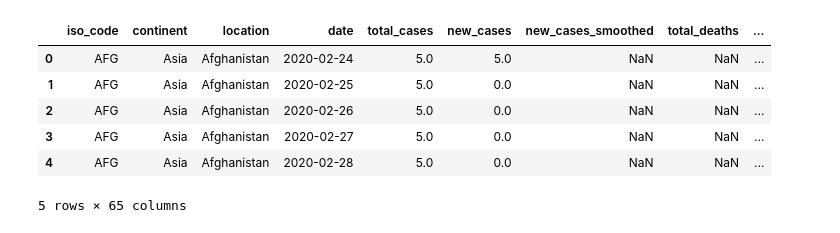
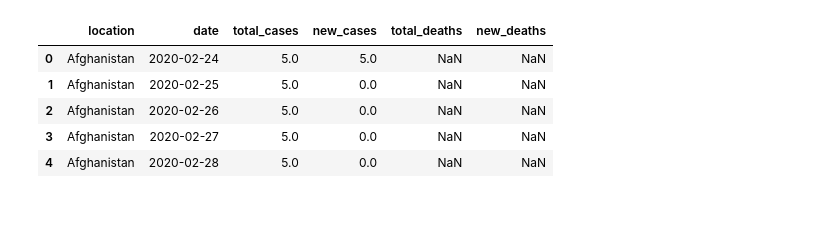
Before and after one commit to aricbosser/COVID-DATA-PROJECT, a Jupyter notebook: covid-analysis.ipynb, the cells around one changed output. Drawn from its saved outputs; the diff is of its cells as text; code cells hidden in the pictures.

```diff
--- a/covid-analysis.ipynb
+++ b/covid-analysis.ipynb
@@ -4,12 +4,13 @@ import numpy as np
 import matplotlib.pyplot as plt
 # %%
 covid = pd.read_excel("owid-covid-data.xlsx")
+
+covid = covid[['location','date','total_cases','new_cases','total_deaths','new_deaths']]
 covid.head()
 # %% [output]
-|  | iso_code | continent | location | date | total_cases | new_cases | new_cases_smoothed | total_deaths | ... |
-| 0 | AFG | Asia | Afghanistan | 2020-02-24 | 5.0 | 5.0 | NaN | NaN | ... |
-| 1 | AFG | Asia | Afghanistan | 2020-02-25 | 5.0 | 0.0 | NaN | NaN | ... |
-| 2 | AFG | Asia | Afghanistan | 2020-02-26 | 5.0 | 0.0 | NaN | NaN | ... |
-| 3 | AFG | Asia | Afghanistan | 2020-02-27 | 5.0 | 0.0 | NaN | NaN | ... |
-| 4 | AFG | Asia | Afghanistan | 2020-02-28 | 5.0 | 0.0 | NaN | NaN | ... |
+|  | location | date | total_cases | new_cases | total_deaths | new_deaths |
+| 0 | Afghanistan | 2020-02-24 | 5.0 | 5.0 | NaN | NaN |
+| 1 | Afghanistan | 2020-02-25 | 5.0 | 0.0 | NaN | NaN |
+| 2 | Afghanistan | 2020-02-26 | 5.0 | 0.0 | NaN | NaN |
+| 3 | Afghanistan | 2020-02-27 | 5.0 | 0.0 | NaN | NaN |
+| 4 | Afghanistan | 2020-02-28 | 5.0 | 0.0 | NaN | NaN |
-5 rows × 65 columns
```
Also changed, not shown: parts of 1 cell of this notebook, 1 other file.
